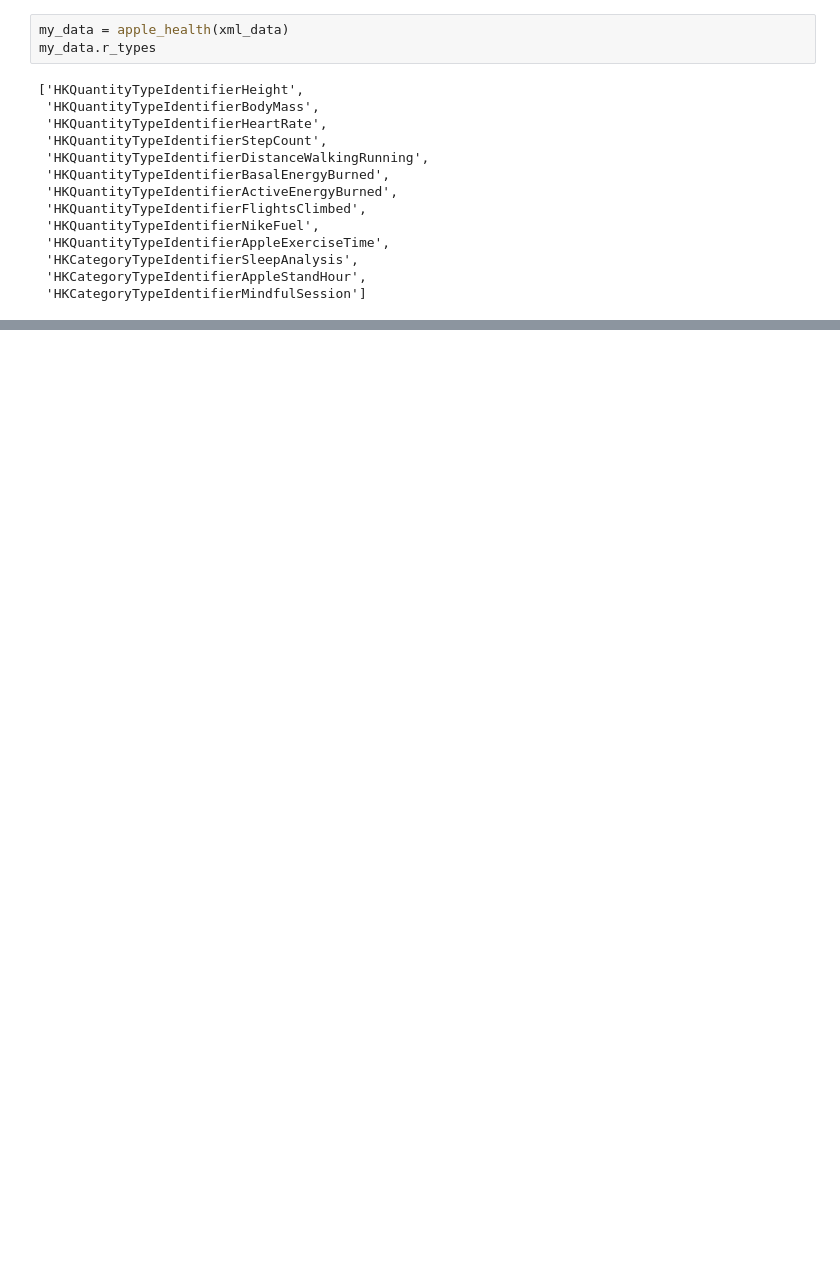
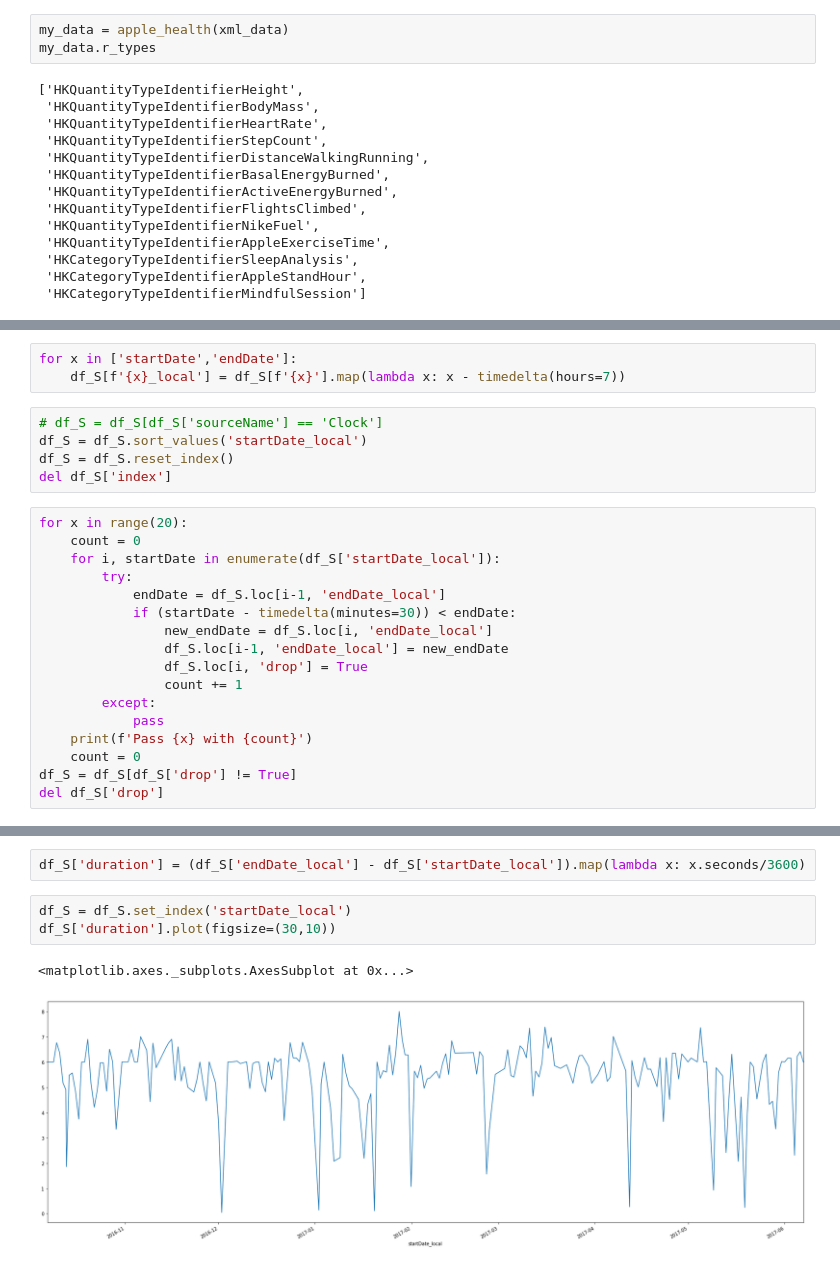
Before and after one commit to RyanAugust/pyprojects, a Jupyter notebook: Health/Apple Health Data.ipynb, the cells around one changed output, grey strips where cells are left out. Cells and saved outputs as stored; diff of their text form; blank space fills up the shorter version.

```diff
--- a/Health/Apple Health Data.ipynb
+++ b/Health/Apple Health Data.ipynb
@@ -109,0 +136,25 @@ ax.plot(df_.index, df_['value'])
+# %%
+for x in ['startDate','endDate']:
+    df_S[f'{x}_local'] = df_S[f'{x}'].map(lambda x: x - timedelta(hours=7))
+# %%
+# df_S = df_S[df_S['sourceName'] == 'Clock']
+df_S = df_S.sort_values('startDate_local')
+df_S = df_S.reset_index()
+del df_S['index']
+# %%
+for x in range(20):
+    count = 0
+    for i, startDate in enumerate(df_S['startDate_local']):
+        try:
+            endDate = df_S.loc[i-1, 'endDate_local']
+            if (startDate - timedelta(minutes=30)) < endDate:
+                new_endDate = df_S.loc[i, 'endDate_local']
+                df_S.loc[i-1, 'endDate_local'] = new_endDate
+                df_S.loc[i, 'drop'] = True
+                count += 1
+        except:
+            pass
+    print(f'Pass {x} with {count}')
+    count = 0
+df_S = df_S[df_S['drop'] != True]
+del df_S['drop']
@@ -109,0 +182,8 @@ ax.plot(df_.index, df_['value'])
+# %%
+df_S['duration'] = (df_S['endDate_local'] - df_S['startDate_local']).map(lambda x: x.seconds/3600)
+# %%
+df_S = df_S.set_index('startDate_local')
+df_S['duration'].plot(figsize=(30,10))
+# %% [output]
+<matplotlib.axes._subplots.AxesSubplot at 0x...>
+[figure, added]
```
Also changed, not shown: parts of 29 cells of this notebook, 3 other files.
